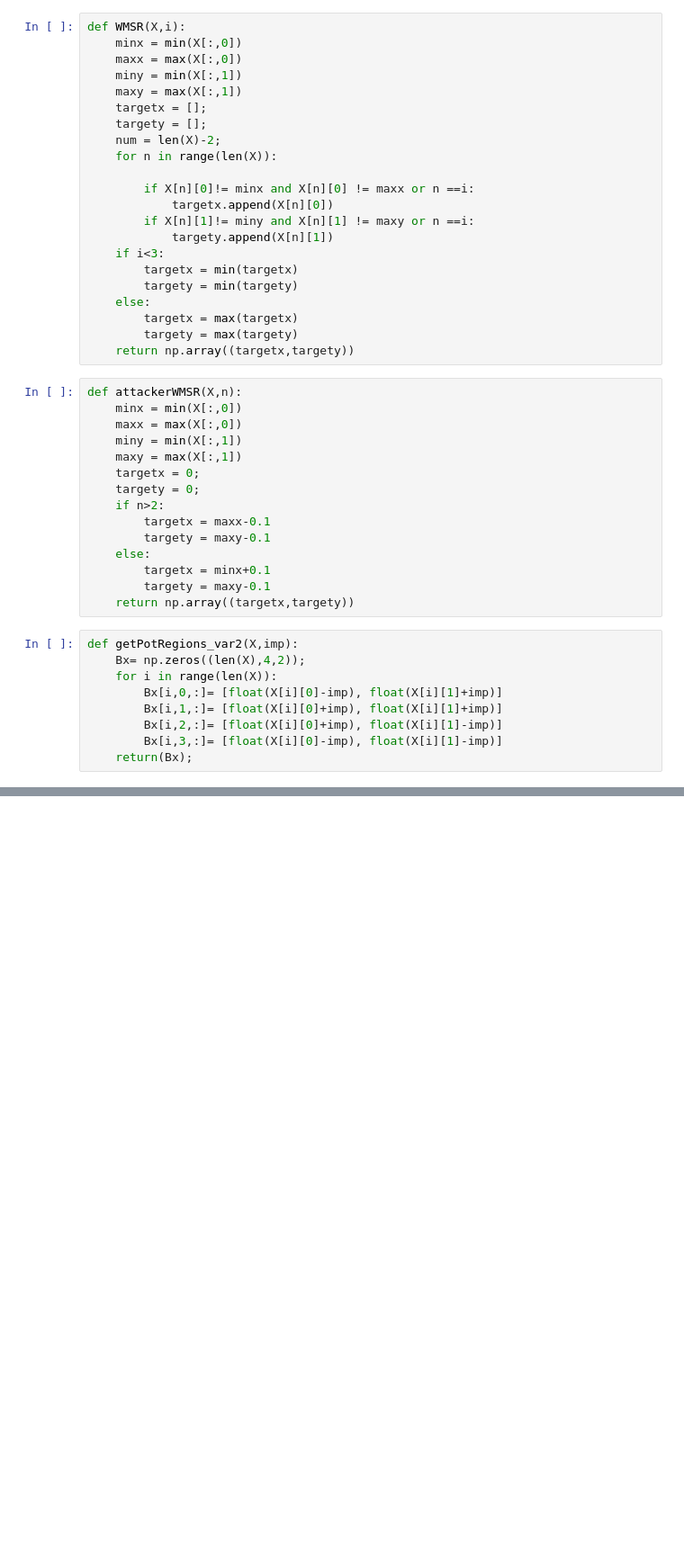
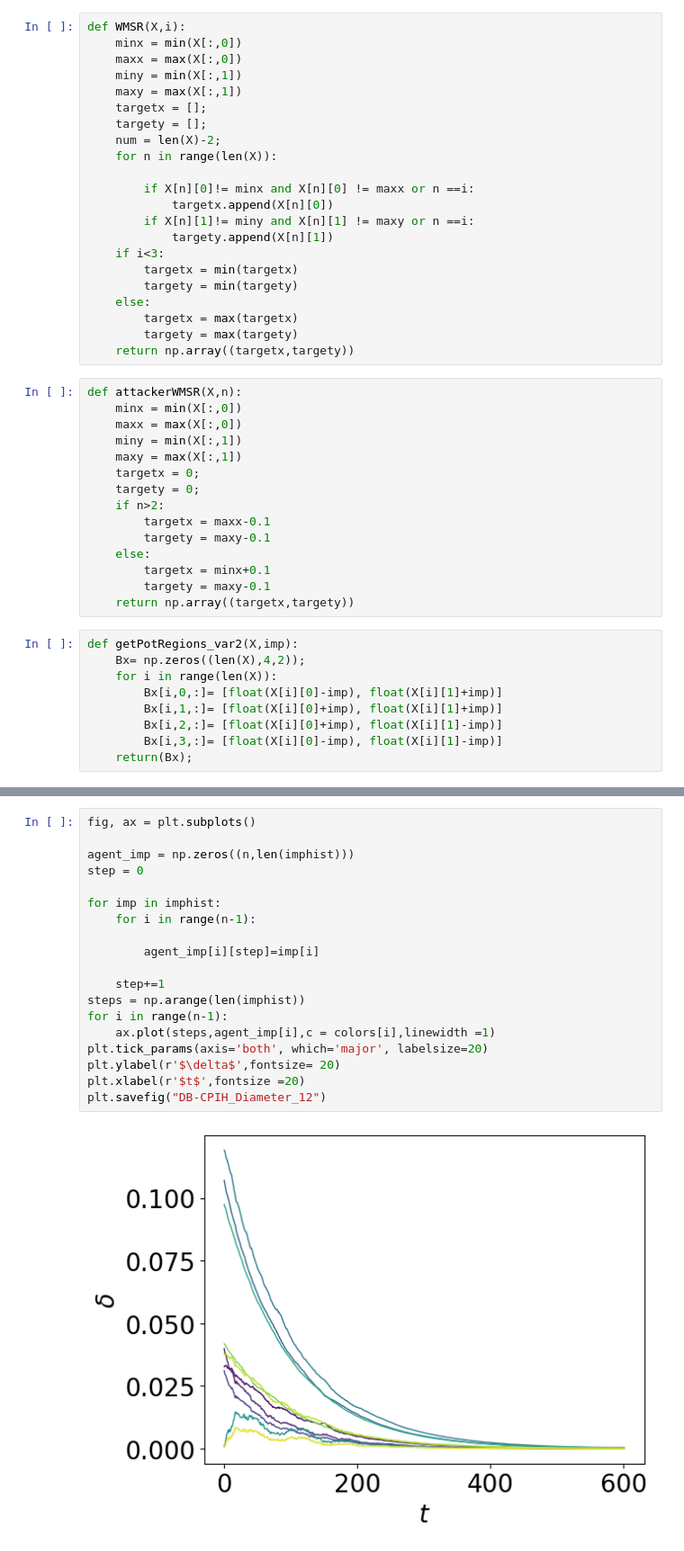
Before and after one commit to ChrisAshtonLee/ImprecisePoints, a Jupyter notebook: CPIH_2.ipynb, the cells around one changed output, grey strips where cells are left out. Shown at 90% size. Cells and saved outputs as stored; diff of their text form; blank space fills up the shorter version.

```diff
--- a/CPIH_2.ipynb
+++ b/CPIH_2.ipynb
@@ -368,0 +611,21 @@ print(max(X[:,0]))
+# %%
+fig, ax = plt.subplots()
+
+agent_imp = np.zeros((n,len(imphist)))
+step = 0
+
+for imp in imphist:
+    for i in range(n-1):
+
+        agent_imp[i][step]=imp[i]
+
+    step+=1
+steps = np.arange(len(imphist))
+for i in range(n-1):
+    ax.plot(steps,agent_imp[i],c = colors[i],linewidth =1)
+plt.tick_params(axis='both', which='major', labelsize=20)
+plt.ylabel(r'$\delta$',fontsize= 20)
+plt.xlabel(r'$t$',fontsize =20)
+plt.savefig("DB-CPIH_Diameter_12")
+# %% [output]
+[figure, added]
```
Also changed, not shown: parts of 5 cells of this notebook.
